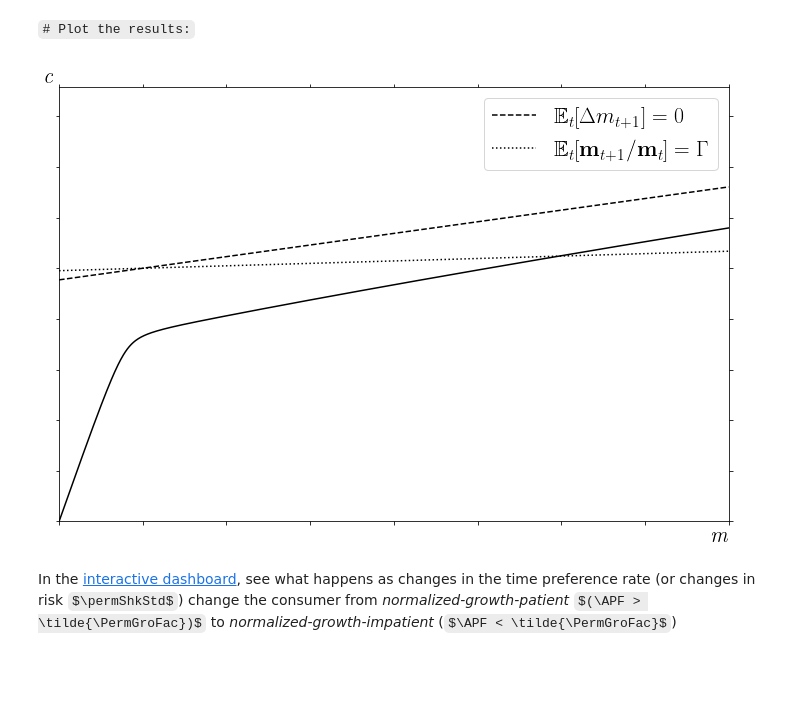
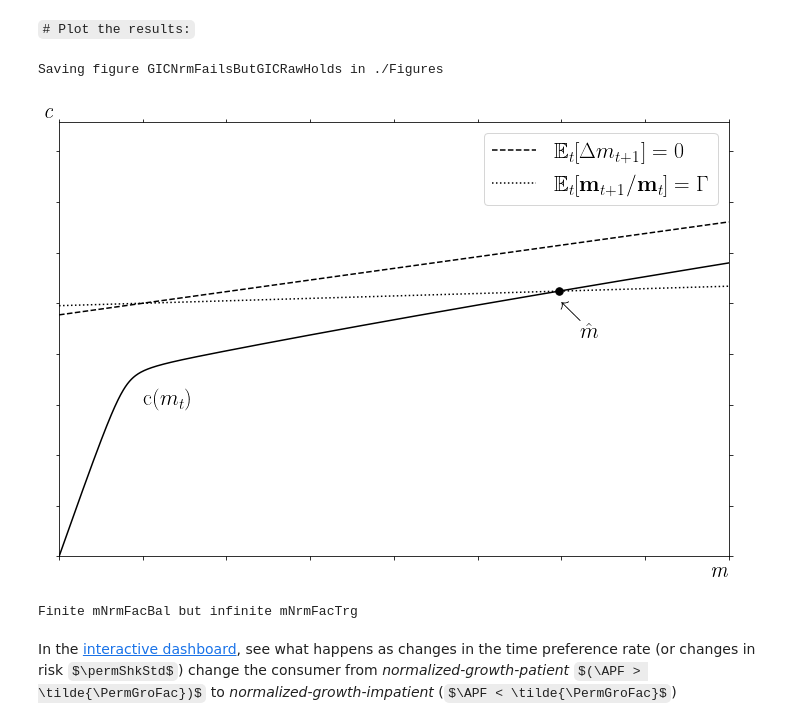
Before and after one commit to bmebert/BufferStockTheory-1, a Jupyter notebook: BufferStockTheory.ipynb, the cells around one changed output. Drawn from its saved outputs; the diff is of its cells as text; code cells hidden in the pictures; some formulas as TeX source; blank space fills up the shorter version.

```diff
--- a/BufferStockTheory.ipynb
+++ b/BufferStockTheory.ipynb
@@ -599,13 +607,17 @@ distance_now < distance_original: True
 # %% [markdown]
 `# Plot the results:`
 # %%
-# Plot GICNrmFailsButGICRawHolds
+# Plot https://econ-ark.github.io/BufferStockTheory/#GICNrmFailsButGICRawHolds
 
 soln = GICNrmFailsButGICRawHolds.solution[0]  # Short alias for solution
 
+# Get objects that have been Built, parameters configured, and expectations
 Bilt, Pars, E_tp1_ = soln.Bilt, soln.Pars, soln.E_Next_
+
+# consumption function
 cFunc = Bilt.cFunc
 
+# Initialize figure setup
 fig, ax = plt.subplots(figsize=(12, 8))
 
 [xMin, xMax] = [0.0, 8.0]
@@ -615,55 +627,57 @@ yMax = E_tp1_.c_where_E_Next_m_tp1_minus_m_t_eq_0(xMax)*1.3
 mPltVals = np.linspace(xMin, xMax, mPts)
 
 if latexExists:
-    c_Stable_Ind_txt = "$\Ex_{t}[\Delta m_{t+1}] = 0$"
-    c_Stable_Agg_txt = "$\Ex_{t}[{\mathbf{m}}_{t+1}/{\mathbf{m}}_{t}] = \PermGroFac$"
+    c_Stable_Trg_txt = "$\Ex_{t}[\Delta m_{t+1}] = 0$"
+    c_Stable_Bal_txt = "$\Ex_{t}[{\mathbf{m}}_{t+1}/{\mathbf{m}}_{t}] = \PermGroFac$"
 else:
-    c_Stable_Ind_txt = "$\mathsf{E}_{t}[\Delta m_{t+1}] = 0$"
-    c_Stable_Agg_txt = "$\mathsf{E}_{t}[\mathbf{m}_{t+1}/\mathbf{m}_{t}] = \Gamma$"
+    c_Stable_Trg_txt = "$\mathsf{E}_{t}[\Delta m_{t+1}] = 0$"
+    c_Stable_Bal_txt = "$\mathsf{E}_{t}[\mathbf{m}_{t+1}/\mathbf{m}_{t}] = \Gamma$"
 
 cVals_Lmting_color = "black"
-c_Stable_Agg_color = "black"  # "blue"
-c_Stable_Ind_color = "black"  # "red"
+c_Stable_Bal_color = "black"  # or "blue"
+c_Stable_Trg_color = "black"  # or "red"
 
 cVals_Lmting = cFunc(mPltVals)
-c_Stable_Ind = E_tp1_.c_where_E_Next_m_tp1_minus_m_t_eq_0(mPltVals)
-c_Stable_Agg = E_tp1_.c_where_E_Next_permShk_tp1_times_m_tp1_minus_m_t_eq_0(
+c_Stable_Trg = E_tp1_.c_where_E_Next_m_tp1_minus_m_t_eq_0(mPltVals)
+c_Stable_Bal = E_tp1_.c_where_E_Next_permShk_tp1_times_m_tp1_minus_m_t_eq_0(
     mPltVals)
 
 cVals_Lmting_lbl, = ax.plot(mPltVals, cVals_Lmting, color=cVals_Lmting_color)
-c_Stable_Ind_lbl, = ax.plot(mPltVals, c_Stable_Ind,
-                            color=c_Stable_Ind_color, linestyle="dashed", label=c_Stable_Ind_txt)
-c_Stable_Agg_lbl, = ax.plot(mPltVals, c_Stable_Agg,
-                            color=c_Stable_Agg_color, linestyle="dotted", label=c_Stable_Agg_txt)
+c_Stable_Trg_lbl, = ax.plot(mPltVals, c_Stable_Trg,
+                            color=c_Stable_Trg_color, linestyle="dashed", label=c_Stable_Trg_txt)
+c_Stable_Bal_lbl, = ax.plot(mPltVals, c_Stable_Bal,
+                            color=c_Stable_Bal_color, linestyle="dotted", label=c_Stable_Bal_txt)
 
 ax.set_xlim(xMin, xMax)
 ax.set_ylim(yMin, yMax)
 ax.set_xlabel("$\mathit{m}$", fontweight='bold', fontsize=fsmid, loc="right")
 ax.set_ylabel("$\mathit{c}$", fontweight='bold', fontsize=fsmid, loc="top", rotation=0)
 
 ax.tick_params(labelbottom=False, labelleft=False, left='off',
                right='off', bottom='off', top='off')
 
-ax.legend(handles=[c_Stable_Ind_lbl, c_Stable_Agg_lbl])
+ax.legend(handles=[c_Stable_Trg_lbl, c_Stable_Bal_lbl])
 ax.legend(prop=dict(size=fsmid))
 
 mNrmFacBal = Bilt.mNrmStE
-cNrmFacBal = c_Stable_Agg = cFunc(mNrmFacBal)
+cNrmFacBal = c_Stable_Bal = cFunc(mNrmFacBal)
 
 ax.plot(mNrmFacBal, cNrmFacBal, marker=".", markersize=15, color="black")  # Dot at Bal point
 ax.text(1, 0.6, "$\mathrm{c}(m_{t})$", fontsize=fsmid)  # label cFunc
 
 if latexExists:
-    ax.text(mNrmFacBal+0.02, cNrmBal-0.10, r"$\nwarrow$", fontsize=fsmid)
-    ax.text(mNrmFacBal+0.25, cNrmBal-0.18, r"$\Bal{m}~$", fontsize=fsmid)
+    ax.text(mNrmFacBal+0.02, cNrmFacBal-0.10, r"$\nwarrow$", fontsize=fsmid)
+    ax.text(mNrmFacBal+0.25, cNrmFacBal-0.18, r"$\hat{m}~$", fontsize=fsmid)
 else:
-    ax.text(mNrmFacBal+0.02, cNrmBal-0.10, r"$\nwarrow$", fontsize=fsmid)
-    ax.text(mNrmFacBal+0.25, cNrmBal-0.18, r"$\check{m}~$", fontsize=fsmid)
+    ax.text(mNrmFacBal+0.02, cNrmFacBal-0.10, r"$\nwarrow$", fontsize=fsmid)
+    ax.text(mNrmFacBal+0.25, cNrmFacBal-0.18, r"$\check{m}~$", fontsize=fsmid)
 
 makeFig('GICNrmFailsButGICRawHolds')
 print('Finite mNrmFacBal but infinite mNrmFacTrg')
 # %% [output]
+Saving figure GICNrmFailsButGICRawHolds in ./Figures
-[figure, old version]
+[figure, new version]
+Finite mNrmFacBal but infinite mNrmFacTrg
 # %% [markdown]
 In the [interactive dashboard](#interactive-dashboard), see what happens as changes in the time preference rate (or changes in risk $\permShkStd$) change the consumer from _normalized-growth-patient_ $(\APF > \tilde{\PermGroFac})$ to _normalized-growth-impatient_ ($\APF < \tilde{\PermGroFac}$)
 # %% [markdown]
```
Also changed, not shown: parts of 15 cells of this notebook, 53 other files.
